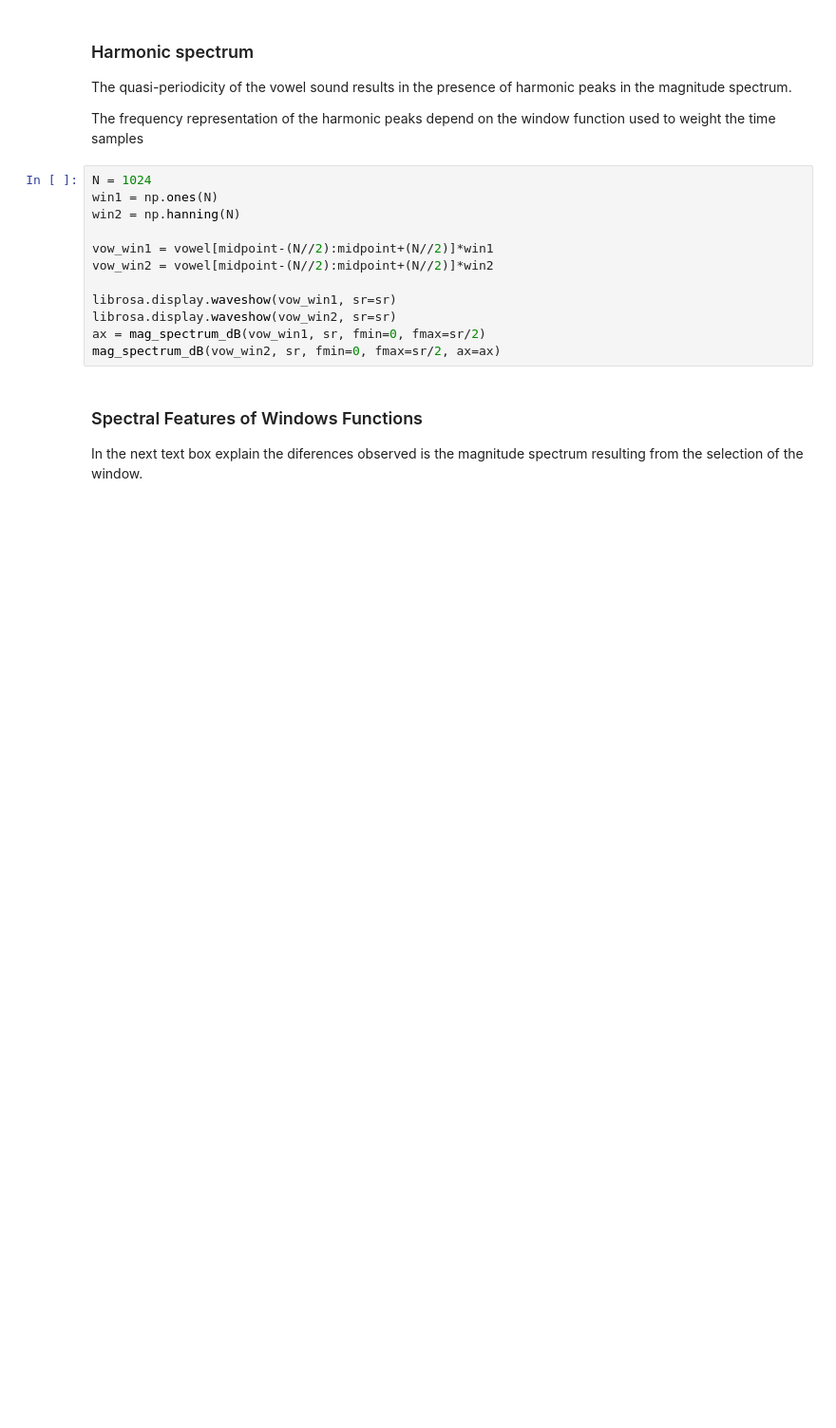
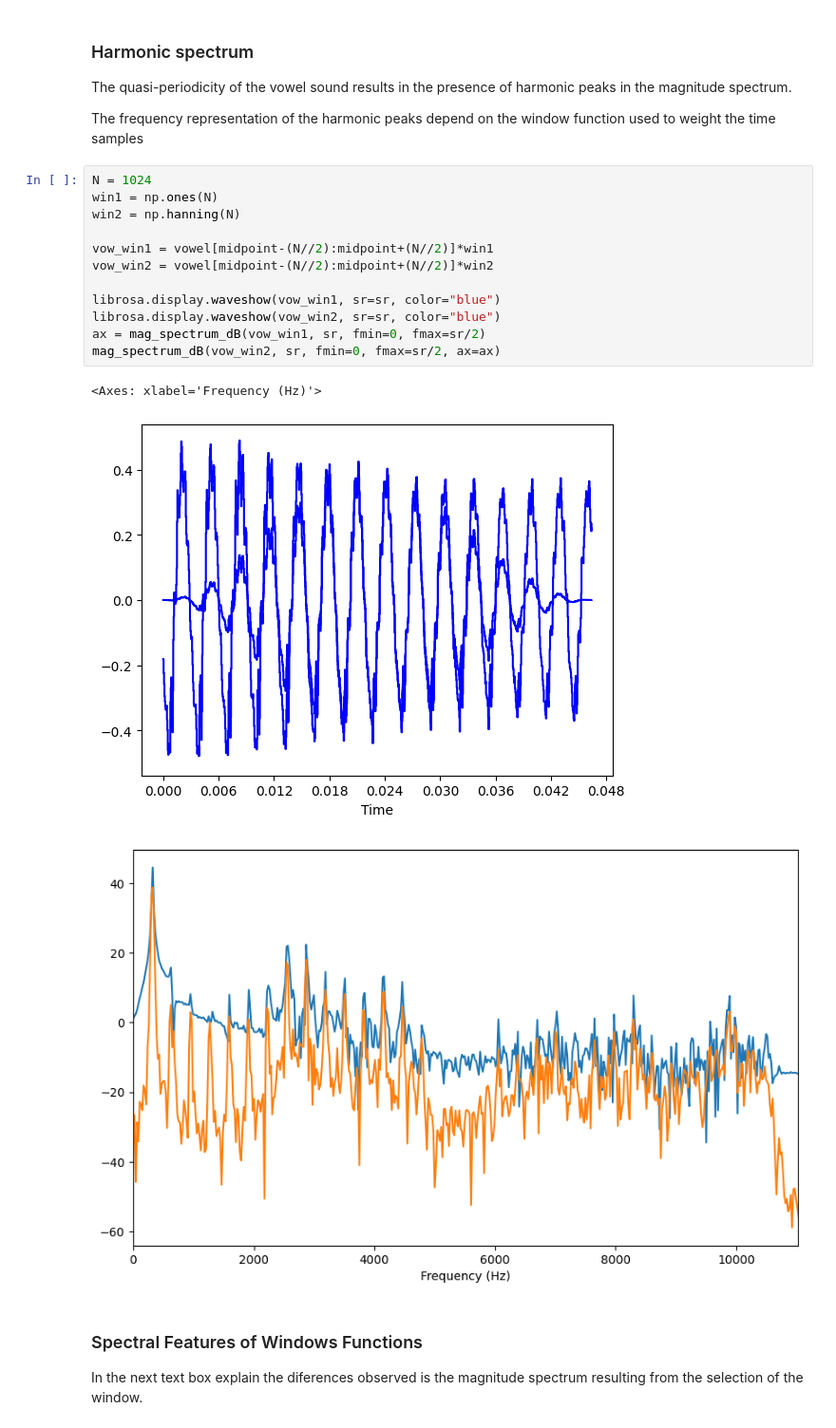
Before and after one commit to danieleavolio/Spoken-Language-Processing, a Jupyter notebook: Lab/Assignment1/slp-lab1.ipynb, the cells around one changed output. Shown at 95% size. Saved outputs shown, nothing was run; the diff lists cells and outputs as text; blank space fills up the shorter version.

```diff
--- a/Lab/Assignment1/slp-lab1.ipynb
+++ b/Lab/Assignment1/slp-lab1.ipynb
@@ -630,15 +648,19 @@ The frequency representation of the harmonic peaks depend on the window function
 # %%
 N = 1024
 win1 = np.ones(N)
 win2 = np.hanning(N)
 
 vow_win1 = vowel[midpoint-(N//2):midpoint+(N//2)]*win1
 vow_win2 = vowel[midpoint-(N//2):midpoint+(N//2)]*win2
 
-librosa.display.waveshow(vow_win1, sr=sr)
-librosa.display.waveshow(vow_win2, sr=sr)
+librosa.display.waveshow(vow_win1, sr=sr, color="blue")
+librosa.display.waveshow(vow_win2, sr=sr, color="blue")
 ax = mag_spectrum_dB(vow_win1, sr, fmin=0, fmax=sr/2)
 mag_spectrum_dB(vow_win2, sr, fmin=0, fmax=sr/2, ax=ax)
+# %% [output]
+<Axes: xlabel='Frequency (Hz)'>
+[figure, added]
+[figure, added]
 # %% [markdown]
 ### Spectral Features of Windows Functions
 
```
Also changed, not shown: parts of 13 cells of this notebook.
